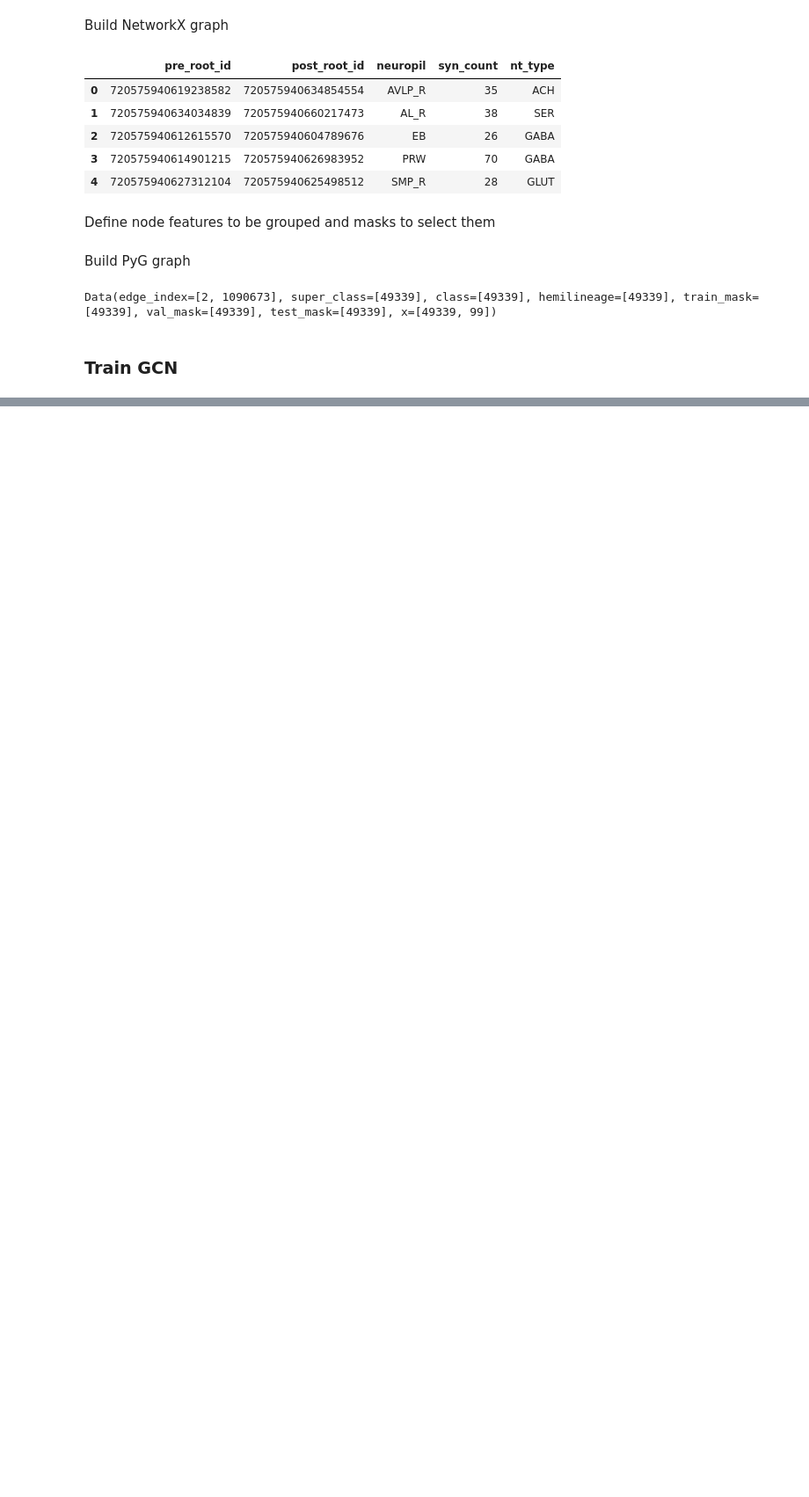
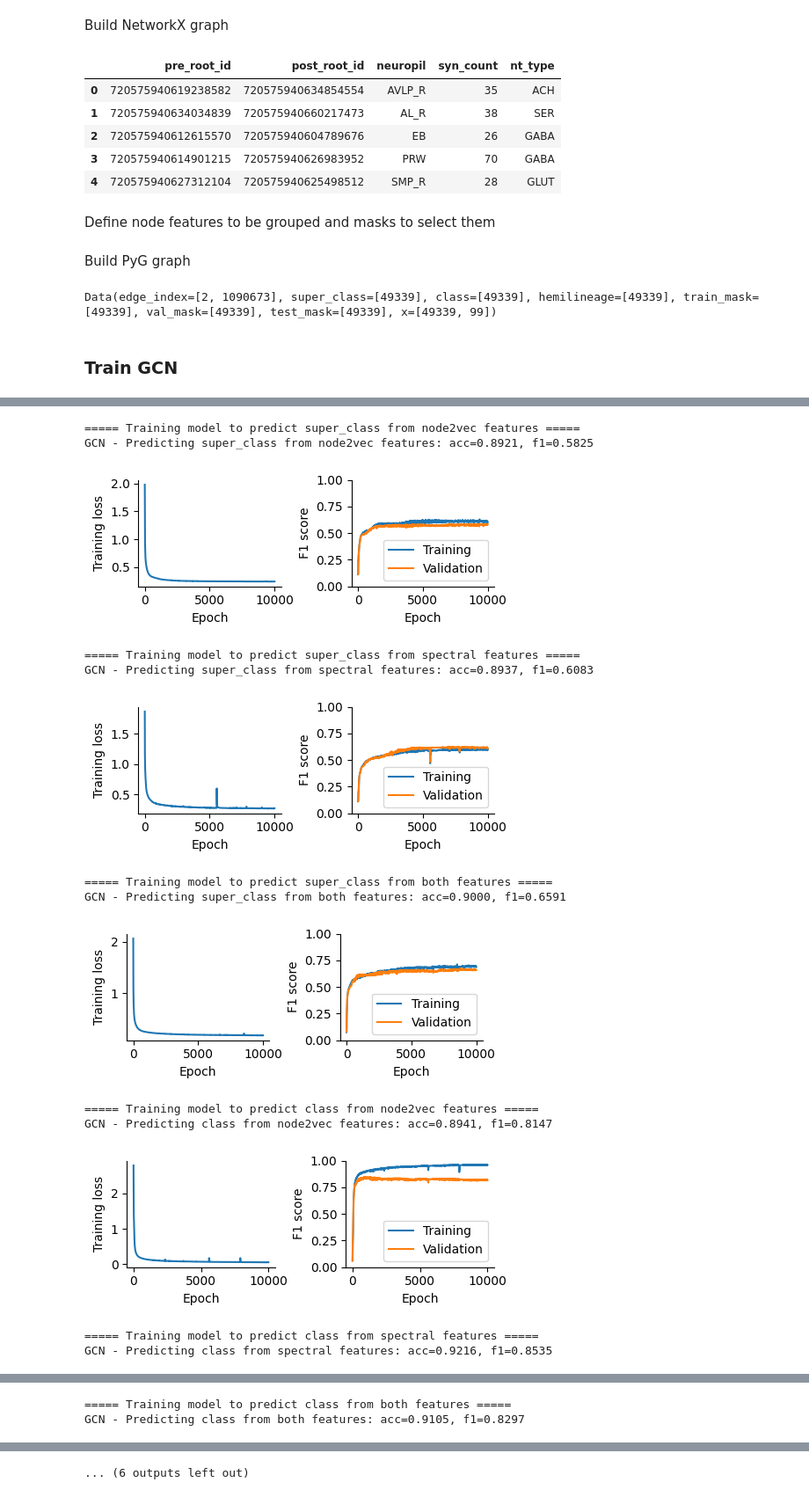
Before and after one commit to ernestoBocini/Drosophila-Brain-Wiring-Diagram-GAT, a Jupyter notebook: notebooks/20230607_exploration.ipynb, the cells around one changed output, grey strips where cells are left out. Shown: that part at 88% size. Cells and saved outputs as stored; diff of their text form; code cells hidden in the pictures; blank space fills up the shorter version.

```diff
--- a/notebooks/20230607_exploration.ipynb
+++ b/notebooks/20230607_exploration.ipynb
@@ -21,3 +27,7 @@ from sklearn.neural_network import MLPClassifier
+# %%
+data_dir = Path(".").absolute().parent / "data"
+models_dir = data_dir / "models"
+models_dir.mkdir(exist_ok=True)
 # %% [markdown]
 ## Data loading and preprocessing
 Load data
@@ -389,0 +419,60 @@ Epoch 5000 | Train loss 0.0724 | Train acc 0.9737 | Train F1 0.9492 | Val acc 0.
+# %%
+feature_mask_lookup = {
+    "node2vec": node2vec_mask, "spectral": spectral_mask, "both": both_mask
+}
+
+for pred_target in ["super_class", "class", "hemilineage"]:
+    for features_group, features_mask in feature_mask_lookup.items():
+        print(
+            f"===== Training model to predict {pred_target} "
+            f"from {features_group} features ====="
+        )
+        gcn_model = MyGCN(
+            in_dim=features_mask.sum(),
+            hidden_dim=16,
+            out_dim=len(id2name_lookups[pred_target]),
+            features_mask=features_mask
+        ).to(device)
+
+        optimizer = optim.Adam(gcn_model.parameters(), lr=0.01)
+        criterion = nn.CrossEntropyLoss()
+
+        training_hist = train(
+            gcn_model,
+            pg_graph.to(device),
+            optimizer,
+            criterion,
+            10000 + 1,
+            pred_target,
+            device,
+            verbose=False
+        )
+
+        torch.save(
+            gcn_model.state_dict(),
+            models_dir / f"gcn_{pred_target}_{features_group}.pth",
+        )
+        acc = training_hist.iloc[-1]["val_acc"]
+        f1 = training_hist.iloc[-1]["val_f1"]
+        results_all.append(["gcn", pred_target, features_group, acc, f1])
+        print(
+            f"GCN - Predicting {pred_target} from {features_group} "
+            f"features: acc={acc:.4f}, f1={f1:.4f}"
+        )
+        visualize_training_history(training_hist)
+        plt.show()
+# %% [output]
+===== Training model to predict super_class from node2vec features =====
+GCN - Predicting super_class from node2vec features: acc=0.8921, f1=0.5825
+[figure, added]
+===== Training model to predict super_class from spectral features =====
+GCN - Predicting super_class from spectral features: acc=0.8937, f1=0.6083
+[figure, added]
+===== Training model to predict super_class from both features =====
+GCN - Predicting super_class from both features: acc=0.9000, f1=0.6591
+[figure, added]
+===== Training model to predict class from node2vec features =====
+GCN - Predicting class from node2vec features: acc=0.8941, f1=0.8147
+[figure, added]
+===== Training model to predict class from spectral features =====
+GCN - Predicting class from spectral features: acc=0.9216, f1=0.8535
@@ -389,0 +480,2 @@ Epoch 5000 | Train loss 0.0724 | Train acc 0.9737 | Train F1 0.9492 | Val acc 0.
+===== Training model to predict class from both features =====
+GCN - Predicting class from both features: acc=0.9105, f1=0.8297
@@ -389,0 +483 @@ Epoch 5000 | Train loss 0.0724 | Train acc 0.9737 | Train F1 0.9492 | Val acc 0.
+... (6 outputs left out)
```
Also changed, not shown: parts of 13 cells of this notebook, 2 other files.
